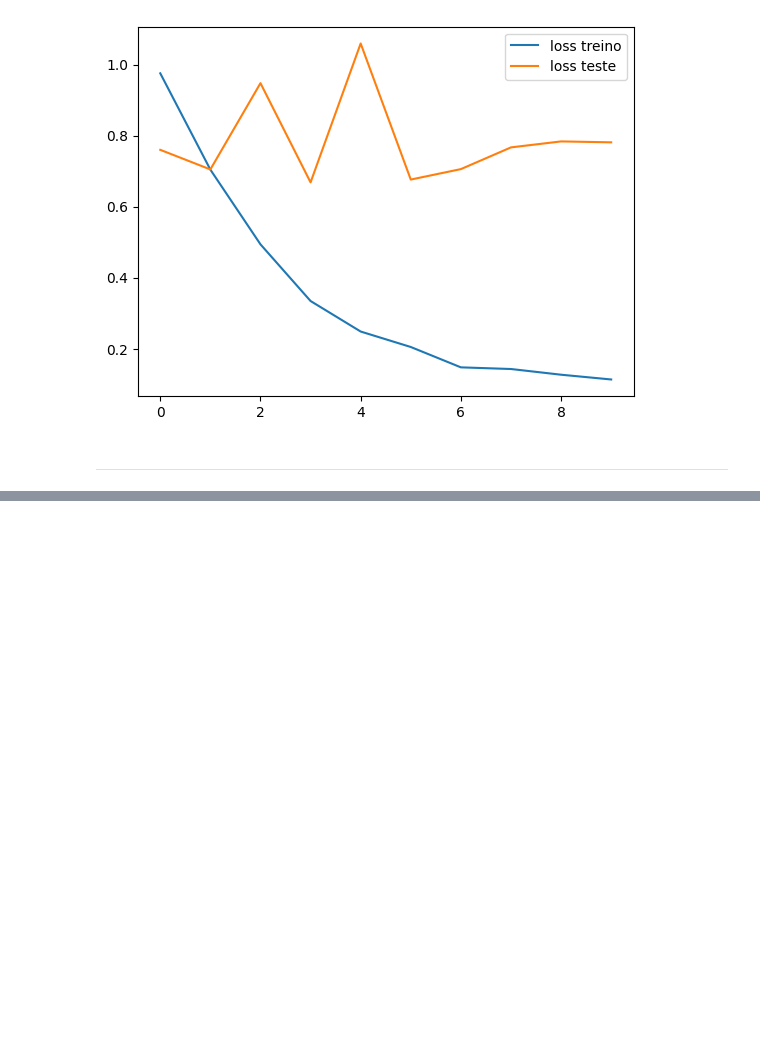
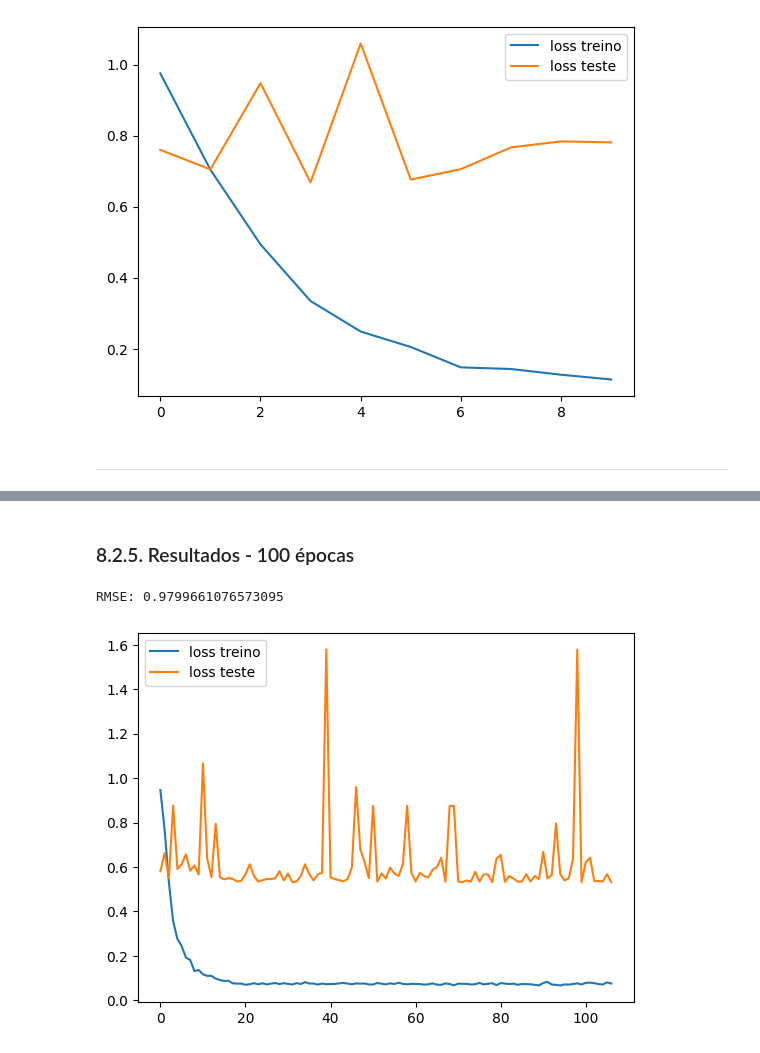
Before and after one commit to ciziks/enem-word-embeddings, a Jupyter notebook: notebooks/8. Regressor BERT.ipynb, the cells around one changed output, grey strips where cells are left out. Drawn from its saved outputs; the diff is of its cells as text; code cells hidden in the pictures; blank space fills up the shorter version.

Commit message:
Atualizações (treino com 100 épocas)

```diff
--- a/notebooks/8. Regressor BERT.ipynb
+++ b/notebooks/8. Regressor BERT.ipynb
@@ -383,0 +434,2 @@ plt.show()
+# %% [markdown]
+### 8.2.5. Resultados - 100 épocas
@@ -383,0 +451,13 @@ plt.show()
+# %%
+rmse = root_mean_squared_error(val_labels, y_pred)
+
+print('RMSE:', rmse)
+# %% [output]
+RMSE: 0.9799661076573095
+# %%
+plt.plot(loss_hist_complete, label='loss treino')
+plt.plot(test_loss_list_complete, label='loss teste')
+plt.legend()
+plt.show()
+# %% [output]
+[figure, added]
```
Also changed, not shown: parts of 8 cells of this notebook.
